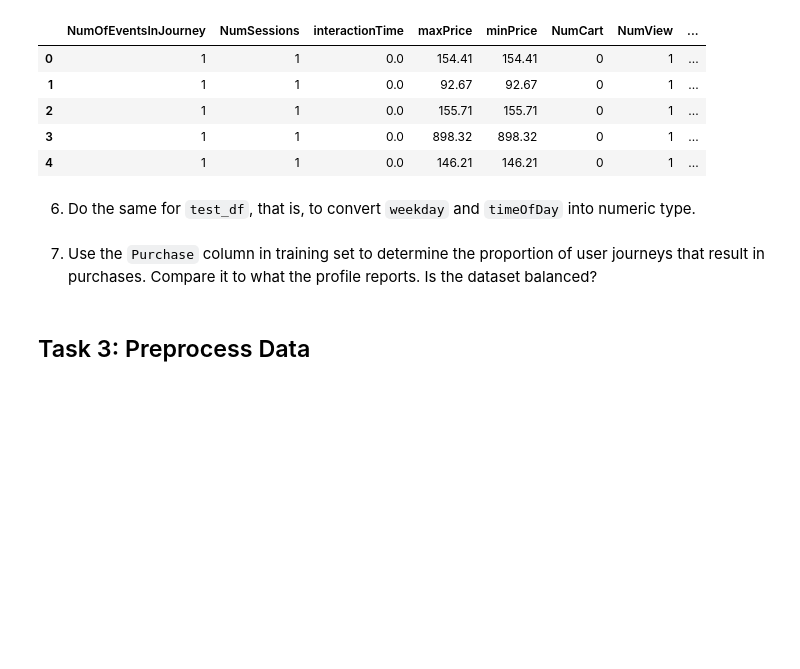
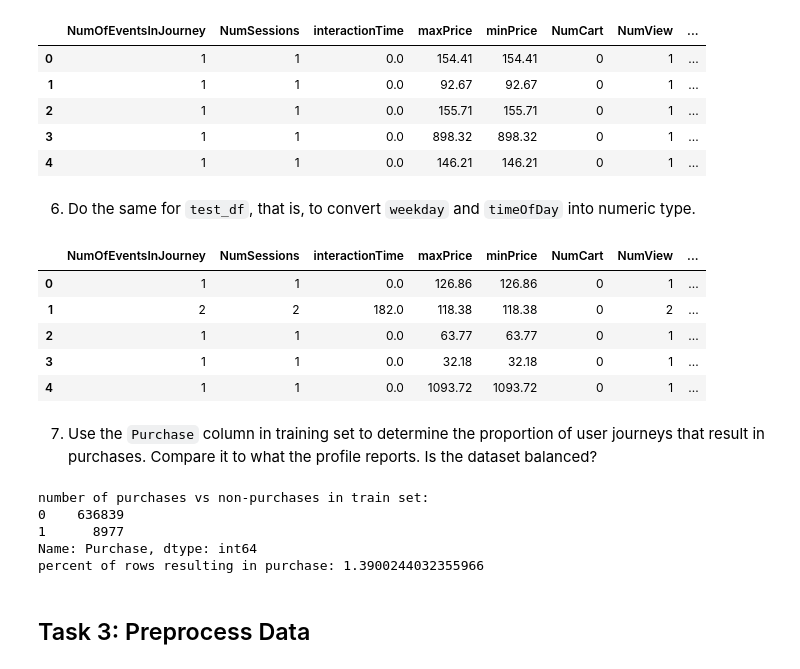
Before and after one commit to draganostojic/MLE-10, a Jupyter notebook: assignments/week-06-supervised-ml/nb/electronics-purchase-prediction.ipynb, the cells around one changed output. Cells and saved outputs as stored; diff of their text form; code cells hidden in the pictures; blank space fills up the shorter version.

```diff
--- a/assignments/week-06-supervised-ml/nb/electronics-purchase-prediction.ipynb
+++ b/assignments/week-06-supervised-ml/nb/electronics-purchase-prediction.ipynb
@@ -230,14 +230,29 @@ train_df.head(5)
 # %% [markdown]
 6. Do the same for `test_df`, that is, to convert `weekday` and `timeOfDay` into numeric type.
 # %%
-test_df['weekday'] = None # YOUR CODE HERE
-test_df['timeOfDay'] = None # YOUR CODE HERE
+test_df['weekday'] = test_df['weekday'].replace(weekday_str2num) # YOUR CODE HERE
+test_df['timeOfDay'] = test_df['timeOfDay'].replace(timeOfDay_str2num) # YOUR CODE HERE
+# %%
+test_df.head(5)
+# %% [output]
+|  | NumOfEventsInJourney | NumSessions | interactionTime | maxPrice | minPrice | NumCart | NumView | ... |
+| 0 | 1 | 1 | 0.0 | 126.86 | 126.86 | 0 | 1 | ... |
+| 1 | 2 | 2 | 182.0 | 118.38 | 118.38 | 0 | 2 | ... |
+| 2 | 1 | 1 | 0.0 | 63.77 | 63.77 | 0 | 1 | ... |
+| 3 | 1 | 1 | 0.0 | 32.18 | 32.18 | 0 | 1 | ... |
+| 4 | 1 | 1 | 0.0 | 1093.72 | 1093.72 | 0 | 1 | ... |
 # %% [markdown]
 7. Use the `Purchase` column in training set to determine the proportion of user journeys that result in purchases.  Compare it to what the profile reports. Is the dataset balanced?
 # %%
 print("number of purchases vs non-purchases in train set:")
 print(train_df.Purchase.value_counts())
-print(f"percent of rows resulting in purchase: {None}") # YOUR CODE HERE
+print(f"percent of rows resulting in purchase: {train_df.Purchase.value_counts()[1]/train_df.Purchase.count()*100}") # YOUR CODE HERE
+# %% [output]
+number of purchases vs non-purchases in train set:
+0    636839
+1      8977
+Name: Purchase, dtype: int64
+percent of rows resulting in purchase: 1.3900244032355966
 # %% [markdown]
 ## Task 3: Preprocess Data
 # %% [markdown]
```
